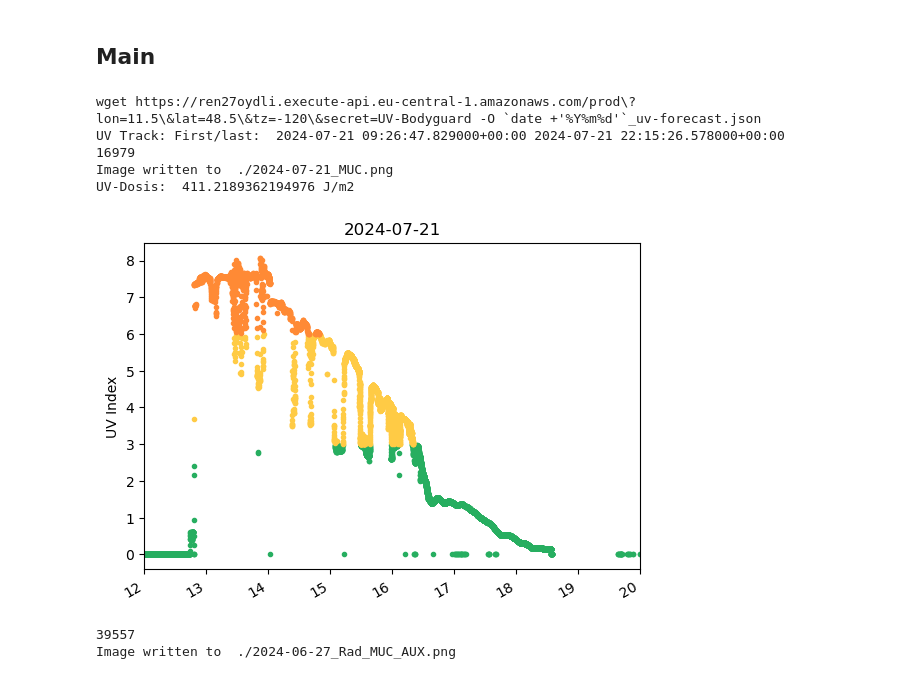
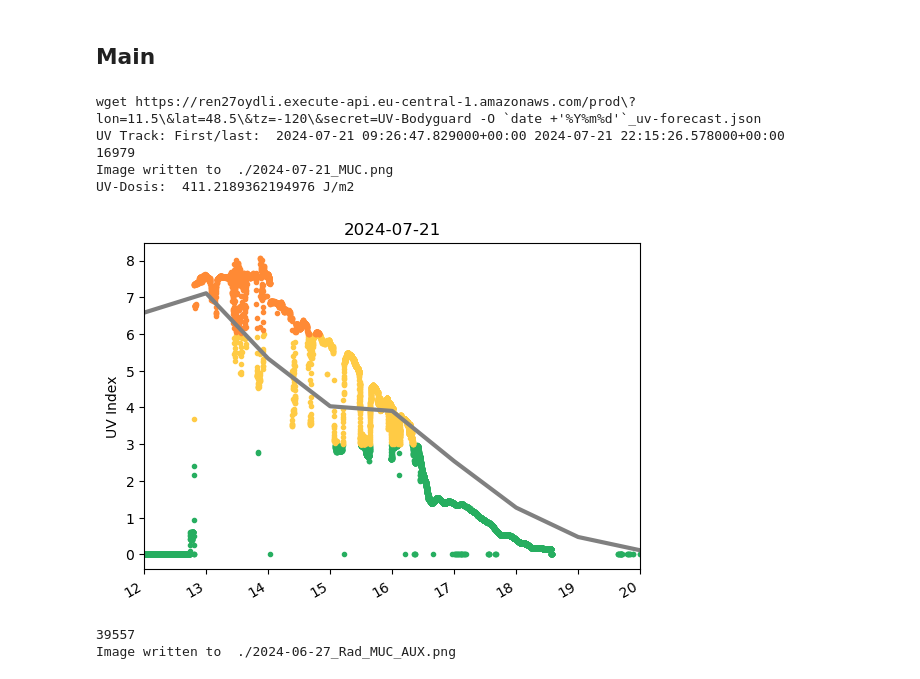
Before and after one commit to julianmeyerarnek/ajuma_data_Combine_GPX_with_UV, a Jupyter notebook: uvbg_toolbox.ipynb, the cells around one changed output. Drawn from its saved outputs; the diff is of its cells as text; code cells hidden in the pictures.

Commit message:
Forecast for Maya's Birthday added

```diff
--- a/uvbg_toolbox.ipynb
+++ b/uvbg_toolbox.ipynb
@@ -50,7 +50,7 @@ if False:
 if True:
     xhour_start     = 12
     xhour_stop      = 20
-    file_forecast   = "./raw/2024-07-20_uvbg.csv"
+    file_forecast   = "./raw/2024-07-20_uv-forecast.json"
     file_uvbg       = "./raw/2024-07-20_uvbg.csv"
     file_gpx        = "./data/2024-07-20_MUC.gpx"
     xtimedelta_gpx_sec = 7200
@@ -61,7 +61,7 @@ if True:
 if True:
     xhour_start     = 12
     xhour_stop      = 20
-    file_forecast   = "./raw/2024-07-21_uvbg.csv"
+    file_forecast   = "./raw/2024-07-21_uv-forecast.json"
     file_uvbg       = "./raw/2024-07-21_uvbg.csv"
     file_gpx        = "./data/2024-07-21_MUC.gpx"
     xtimedelta_gpx_sec = 7200
@@ -118,7 +118,7 @@ def read_uvbg(file_uvbg):
 
     for line in lines:
         items = line.split(",")
-        xtime_dt = datetime.datetime.fromtimestamp((int(items[0])/1000) + 3600)
+        xtime_dt = datetime.datetime.fromtimestamp((int(items[0])/1000) + 0) # 3600)
         uvbg_dates.append(xtime_dt)
         xuvi = float(items[1])
         uvbg_value.append(xuvi)
@@ -364,22 +364,22 @@ def calc_dose (uvbg_dates, uvbg_value, start_time, end_time):
 ## Main
 # %%
 howto_forecast()
-# uv_forecast_dates, uv_forecast_value = read_forecast(file_forecast)
+uv_forecast_dates, uv_forecast_value = read_forecast(file_forecast)
 uvbg_dates, uvbg_value, xtoday, uvtrack = read_uvbg(file_uvbg)
-# plot_forecast_uvbg(uv_forecast_dates, uv_forecast_value, uvbg_dates, uvbg_value, xtoday)
+plot_forecast_uvbg(uv_forecast_dates, uv_forecast_value, uvbg_dates, uvbg_value, xtoday)
 # geotrack = read_gpx(file_gpx)
-plot_uvbg(uvbg_dates, uvbg_value, xtoday)
+# plot_uvbg(uvbg_dates, uvbg_value, xtoday)
 
 calc_dose (uvbg_dates, uvbg_value, datetime.datetime(2024,7,21,15,0), datetime.datetime(2024,7,21,18,0))
 
 # combine_gpx_uvtrack(geotrack, uvtrack, kml_outfilename)
 # %% [output]
 wget https://ren27oydli.execute-api.eu-central-1.amazonaws.com/prod\?lon=11.5\&lat=48.5\&tz=-120\&secret=UV-Bodyguard -O `date +'%Y%m%d'`_uv-forecast.json
 UV Track: First/last:  2024-07-21 09:26:47.829000+00:00 2024-07-21 22:15:26.578000+00:00
 16979
 Image written to  ./2024-07-21_MUC.png
 UV-Dosis:  411.2189362194976 J/m2
-[figure, old version]
+[figure, new version]
 # %%
 plot_forecast_uvbg(uv_forecast_dates, uv_forecast_value, uvbg_dates, uvbg_value, xtoday)
 # %% [output]
```
Also changed, not shown: parts of 1 cell of this notebook, 2 other files.
